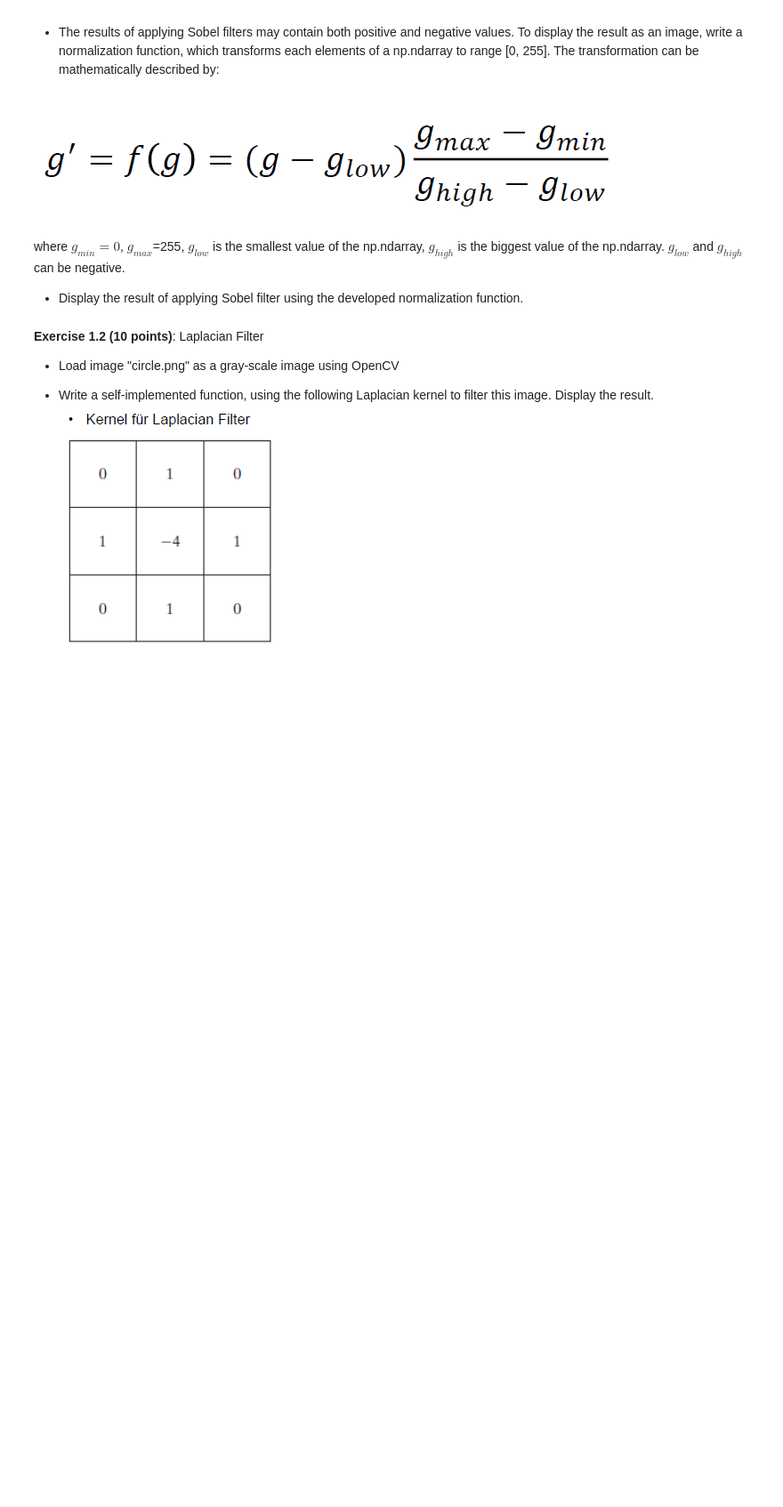
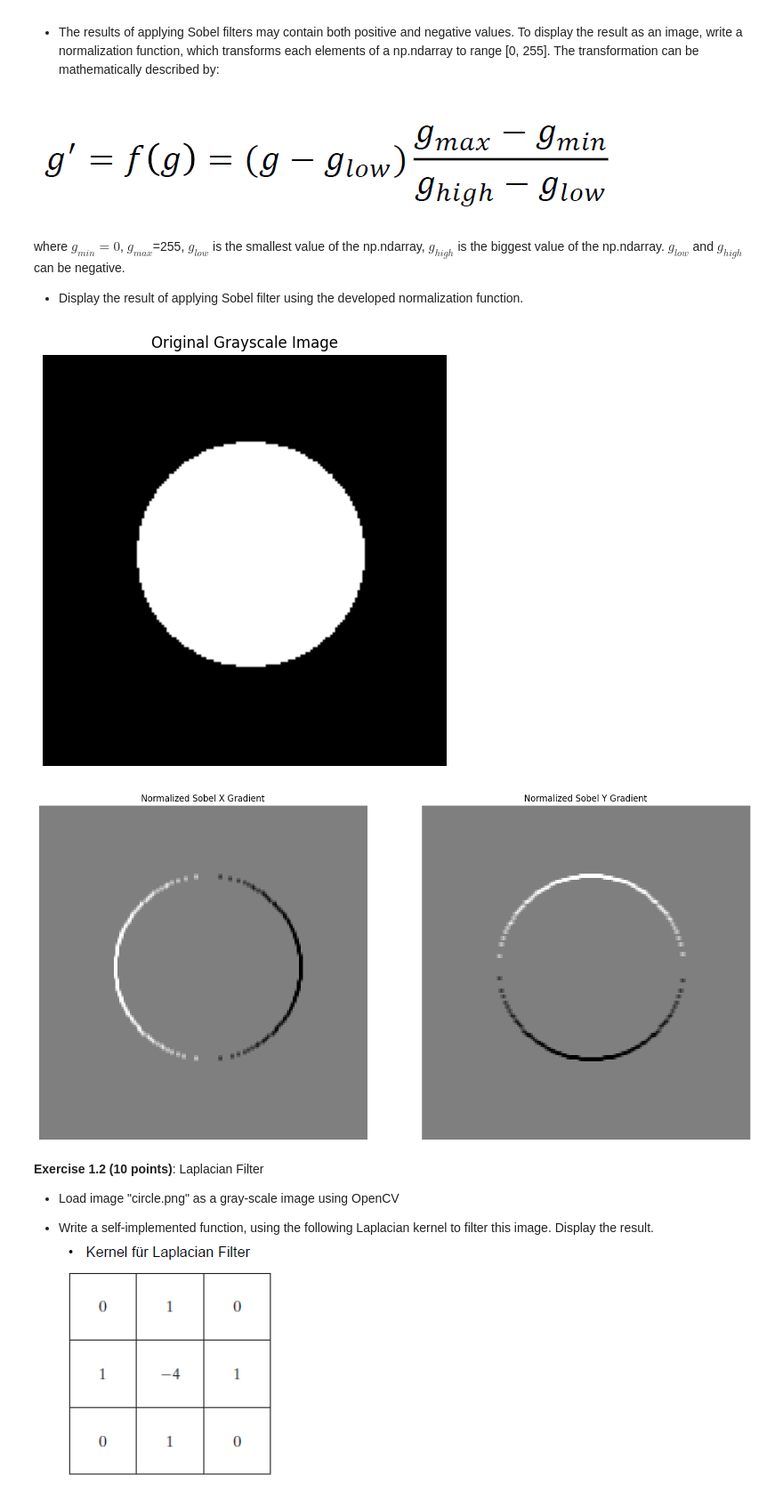
Before and after one commit to Ambos14/ComputerVision26, a Jupyter notebook: Praktikum 4/ l5a.ipynb, the cells around one changed output. Shown at 89% size. Cells and saved outputs as stored; diff of their text form; code cells hidden in the pictures; blank space fills up the shorter version.

```diff
--- a/Praktikum 4/ l5a.ipynb
+++ b/Praktikum 4/ l5a.ipynb
@@ -25,3 +23,59 @@ import cv2
+# %%
+image_path = "c"
+# Load image 'circle.png' as grayscale.
+img_gray = cv2.imread(image_path, cv2.IMREAD_GRAYSCALE)
+
+# Check if image loaded successfully.
+if img_gray is None:
+    print(f"Error: Image at {image_path} could not be loaded.")
+else:
+    plt.figure(figsize=(6, 6))
+    plt.imshow(img_gray, cmap='gray')
+    plt.title('Original Grayscale Image')
+    plt.axis('off')
+    plt.show()
+
+output_depth = cv2.CV_64F
+
+# Apply Sobel filter for X-gradient.
+sobel_x = cv2.Sobel(img_gray, output_depth, 1, 0, ksize=3)
+
+# Apply Sobel filter for Y-gradient.
+sobel_y = cv2.Sobel(img_gray, output_depth, 0, 1, ksize=3)
+
+# Normalization function to scale array to [0, 255].
+def normalize_image(arr):
+    g_low = np.min(arr)
+    g_high = np.max(arr)
+    g_min = 0
+    g_max = 255
+
+    if g_high == g_low:
+        return np.full_like(arr, 127, dtype=np.uint8)
+
+    normalized_arr = ((arr - g_low) / (g_high - g_low)) * (g_max - g_min) + g_min
+    return np.clip(normalized_arr, 0, 255).astype(np.uint8)
+
+normalized_sobel_x = normalize_image(sobel_x)
+normalized_sobel_y = normalize_image(sobel_y)
+
+plt.figure(figsize=(15, 7))
+
+plt.subplot(1, 2, 1)
+plt.imshow(normalized_sobel_x, cmap='gray')
+plt.title('Normalized Sobel X Gradient')
+plt.axis('off')
+
+plt.subplot(1, 2, 2)
+plt.imshow(normalized_sobel_y, cmap='gray')
+plt.title('Normalized Sobel Y Gradient')
+plt.axis('off')
+
+plt.tight_layout()
+plt.show()
+# %% [output]
+[figure, added]
+[figure, added]
 # %% [markdown]
 **Exercise 1.2 (10 points)**: Laplacian Filter
 - Load image "circle.png" as a gray-scale image using OpenCV
```
Also changed, not shown: parts of 3 cells of this notebook.
